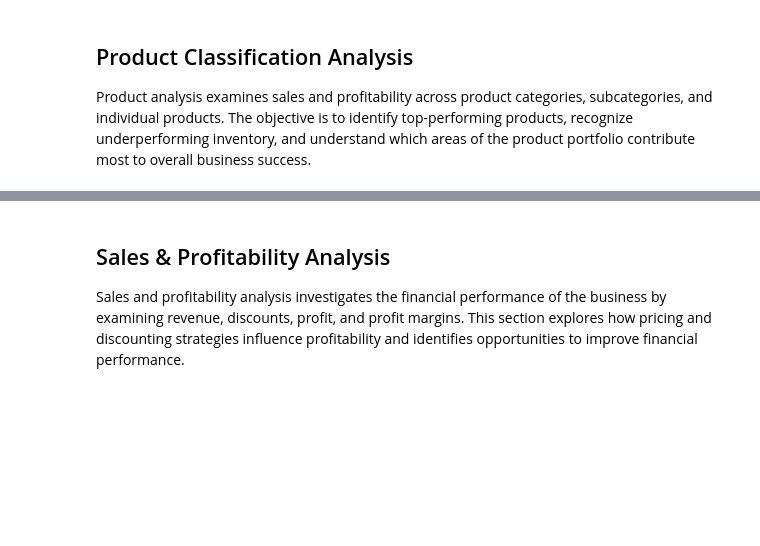
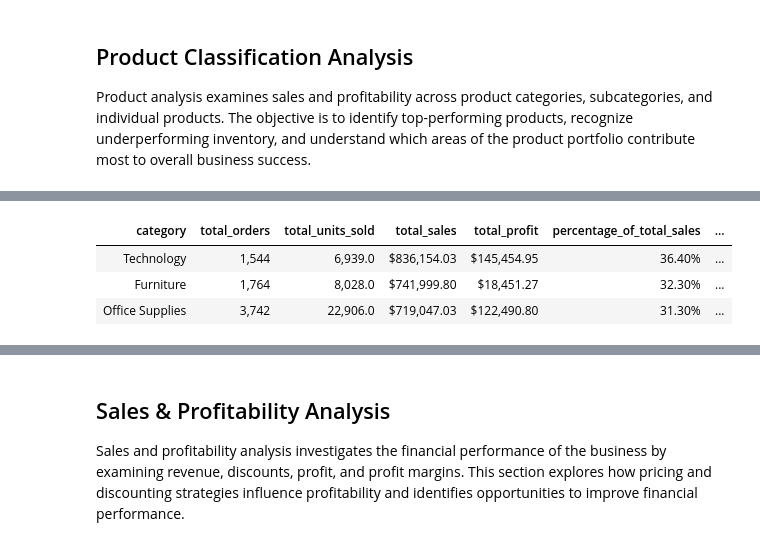
Before and after one commit to danigeiger/e_commerce_duckdb_project, a Jupyter notebook: notebooks/03_business_sql_analysis.ipynb, the cells around one changed output, grey strips where cells are left out. Drawn from its saved outputs; the diff is of its cells as text; code cells hidden in the pictures; blank space fills up the shorter version.

```diff
--- a/notebooks/03_business_sql_analysis.ipynb
+++ b/notebooks/03_business_sql_analysis.ipynb
@@ -527,0 +546,33 @@ Product analysis examines sales and profitability across product categories, sub
+# %%
+con.execute("""
+SELECT
+    category,
+    COUNT(DISTINCT order_id) AS total_orders,
+    SUM(quantity) AS total_units_sold,
+    SUM(sales) AS total_sales,
+    SUM(profit) AS total_profit,
+
+    100.0 * SUM(sales) / SUM(SUM(sales)) OVER ()
+        AS percentage_of_total_sales,
+
+    100.0 * SUM(profit) / SUM(sales)
+        AS profit_margin_percentage
+
+FROM analysis_data
+
+GROUP BY category
+
+ORDER BY total_sales DESC;
+""").df().style.hide(axis="index").format({
+    "total_orders": "{:,}",
+    "total_units_sold": "{:,}",
+    "total_sales": "${:,.2f}",
+    "total_profit": "${:,.2f}",
+    "percentage_of_total_sales": "{:.2f}%",
+    "profit_margin_percentage": "{:.2f}%"
+})
+# %% [output]
+| category | total_orders | total_units_sold | total_sales | total_profit | percentage_of_total_sales | ... |
+| Technology | 1,544 | 6,939.0 | $836,154.03 | $145,454.95 | 36.40% | ... |
+| Furniture | 1,764 | 8,028.0 | $741,999.80 | $18,451.27 | 32.30% | ... |
+| Office Supplies | 3,742 | 22,906.0 | $719,047.03 | $122,490.80 | 31.30% | ... |
```
Also changed, not shown: parts of 11 cells of this notebook.
